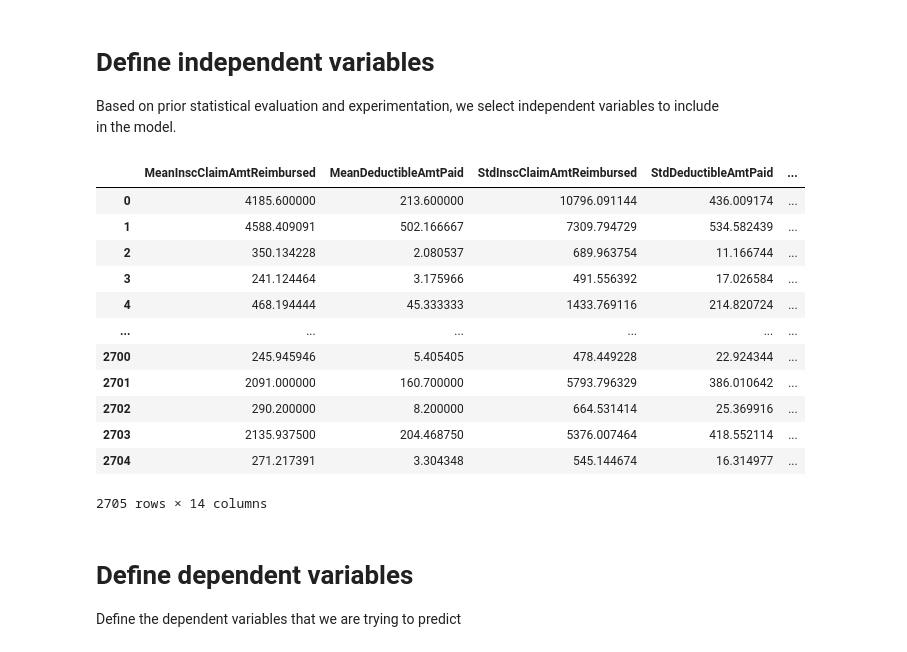
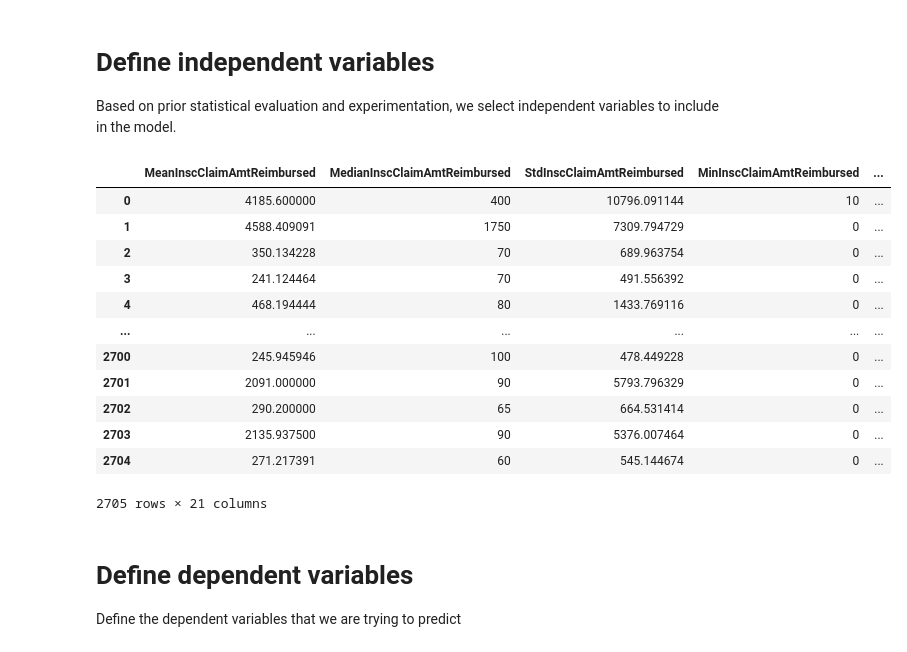
Before and after one commit to supernaut11/data602-final-project, a Jupyter notebook: src/model_fraud_mdehn.ipynb, the cells around one changed output. Drawn from its saved outputs; the diff is of its cells as text; code cells hidden in the pictures.

```diff
--- a/src/model_fraud_mdehn.ipynb
+++ b/src/model_fraud_mdehn.ipynb
@@ -445,25 +445,35 @@ train_final_frame
 # Define independent variables
 
 Based on prior statistical evaluation and experimentation, we select independent variables to include in the model.
-# %%
-#features = ['MeanInscClaimAmtReimbursed', 'MeanDeductibleAmtPaid', 'StdInscClaimAmtReimbursed', 'StdDeductibleAmtPaid', 'InscClaimAmtReimbursed1Deviations', 'GlobalClaim1Deviations', 'MeanPatientAge', 'MeanGender', 'MeanRace', 'MeanState', 'MeanCounty', 'MeanPatientStayDur', 'MeanClaimDur']
-features = ['MeanInscClaimAmtReimbursed', 'MeanDeductibleAmtPaid', 'StdInscClaimAmtReimbursed', 'StdDeductibleAmtPaid', 'MeanPatientAge', 'MeanGender', 'MeanRace', 'MeanState', 'MeanCounty', 'MeanPatientStayDur', 'MeanClaimDur', 'PatientAge1DeviationsInternal', 'PatientAge1DeviationsGlobal', 'InscClaimAmtReimbursed1DeviationsGlobal']
-X = train_final_frame.reindex(columns=features)
-X
-# %% [output]
-|  | MeanInscClaimAmtReimbursed | MeanDeductibleAmtPaid | StdInscClaimAmtReimbursed | StdDeductibleAmtPaid | ... |
-| 0 | 4185.600000 | 213.600000 | 10796.091144 | 436.009174 | ... |
-| 1 | 4588.409091 | 502.166667 | 7309.794729 | 534.582439 | ... |
-| 2 | 350.134228 | 2.080537 | 689.963754 | 11.166744 | ... |
-| 3 | 241.124464 | 3.175966 | 491.556392 | 17.026584 | ... |
-| 4 | 468.194444 | 45.333333 | 1433.769116 | 214.820724 | ... |
-| ... | ... | ... | ... | ... | ... |
-| 2700 | 245.945946 | 5.405405 | 478.449228 | 22.924344 | ... |
-| 2701 | 2091.000000 | 160.700000 | 5793.796329 | 386.010642 | ... |
-| 2702 | 290.200000 | 8.200000 | 664.531414 | 25.369916 | ... |
-| 2703 | 2135.937500 | 204.468750 | 5376.007464 | 418.552114 | ... |
-| 2704 | 271.217391 | 3.304348 | 545.144674 | 16.314977 | ... |
-2705 rows × 14 columns
+# %%
+#features = ['MeanInscClaimAmtReimbursed', 'MeanDeductibleAmtPaid', 'StdInscClaimAmtReimbursed', 'StdDeductibleAmtPaid', 'InscClaimAmtReimbursed1Deviations', 'GlobalClaim1Deviations', 'MeanPatientAge', 'MeanGender', 'MeanRace', 'MeanState', 'MeanCounty', 'MeanPatientStayDur', 'MeanClaimDur']
+#features = ['MeanInscClaimAmtReimbursed', 'MeanDeductibleAmtPaid', 'StdInscClaimAmtReimbursed', 'StdDeductibleAmtPaid', 'MeanPatientAge', 'MeanGender', 'MeanRace', 'MeanState', 'MeanCounty', 'MeanPatientStayDur', 'MeanClaimDur', 'PatientAge1DeviationsInternal', 'PatientAge1DeviationsGlobal', 'InscClaimAmtReimbursed3DeviationsInternal', 'InscClaimAmtReimbursed3DeviationsGlobal']
+
+# TODO: This was good, see if we can do better
+#features = ['MeanInscClaimAmtReimbursed', 'MedianInscClaimAmtReimbursed', 'StdInscClaimAmtReimbursed','MinInscClaimAmtReimbursed','MaxInscClaimAmtReimbursed','MeanDeductibleAmtPaid','MedianDeductibleAmtPaid','StdDeductibleAmtPaid','MinDeductibleAmtPaid','MaxDeductibleAmtPaid','MeanPatientAge','MedianPatientAge','StdPatientAge','MinPatientAge','MaxPatientAge','MeanGender','MeanRace','MaxPatientStayDur', 'MeanClaimDur','MaxClaimDur','PatientAge1DeviationsInternal','PatientAge1DeviationsGlobal','InscClaimAmtReimbursed1DeviationsInternal','InscClaimAmtReimbursed1DeviationsGlobal', 'VarIPAnnualReimbursementAmt', 'VarOPAnnualReimbursementAmt', 'MaxPatientDead']
+
+# Even better
+#features = ['MeanInscClaimAmtReimbursed', 'MedianInscClaimAmtReimbursed', 'StdInscClaimAmtReimbursed','MinInscClaimAmtReimbursed','MaxInscClaimAmtReimbursed','MeanPatientAge','MedianPatientAge','StdPatientAge','MinPatientAge','MaxPatientAge','MeanGender','MeanRace','MaxPatientStayDur', 'MeanClaimDur','MaxClaimDur','PatientAge1DeviationsInternal','PatientAge1DeviationsGlobal','InscClaimAmtReimbursed1DeviationsInternal','InscClaimAmtReimbursed1DeviationsGlobal', 'VarIPAnnualReimbursementAmt', 'VarOPAnnualReimbursementAmt']
+
+features = ['MeanInscClaimAmtReimbursed', 'MedianInscClaimAmtReimbursed', 'StdInscClaimAmtReimbursed','MinInscClaimAmtReimbursed','MaxInscClaimAmtReimbursed','MeanPatientAge','MedianPatientAge','StdPatientAge','MinPatientAge','MaxPatientAge','MeanGender','MeanRace','MaxPatientStayDur', 'MeanClaimDur','MaxClaimDur','PatientAge1DeviationsInternal','PatientAge1DeviationsGlobal','InscClaimAmtReimbursed1DeviationsInternal','InscClaimAmtReimbursed1DeviationsGlobal', 'VarIPAnnualReimbursementAmt', 'VarOPAnnualReimbursementAmt']
+
+##Cant have any chracters in these fields, must be numbers
+X = train_final_frame.reindex(columns=features)
+X
+# %% [output]
+|  | MeanInscClaimAmtReimbursed | MedianInscClaimAmtReimbursed | StdInscClaimAmtReimbursed | MinInscClaimAmtReimbursed | ... |
+| 0 | 4185.600000 | 400 | 10796.091144 | 10 | ... |
+| 1 | 4588.409091 | 1750 | 7309.794729 | 0 | ... |
+| 2 | 350.134228 | 70 | 689.963754 | 0 | ... |
+| 3 | 241.124464 | 70 | 491.556392 | 0 | ... |
+| 4 | 468.194444 | 80 | 1433.769116 | 0 | ... |
+| ... | ... | ... | ... | ... | ... |
+| 2700 | 245.945946 | 100 | 478.449228 | 0 | ... |
+| 2701 | 2091.000000 | 90 | 5793.796329 | 0 | ... |
+| 2702 | 290.200000 | 65 | 664.531414 | 0 | ... |
+| 2703 | 2135.937500 | 90 | 5376.007464 | 0 | ... |
+| 2704 | 271.217391 | 60 | 545.144674 | 0 | ... |
+2705 rows × 21 columns
 # %% [markdown]
 # Define dependent variables
 
```
Also changed, not shown: parts of 13 cells of this notebook.
